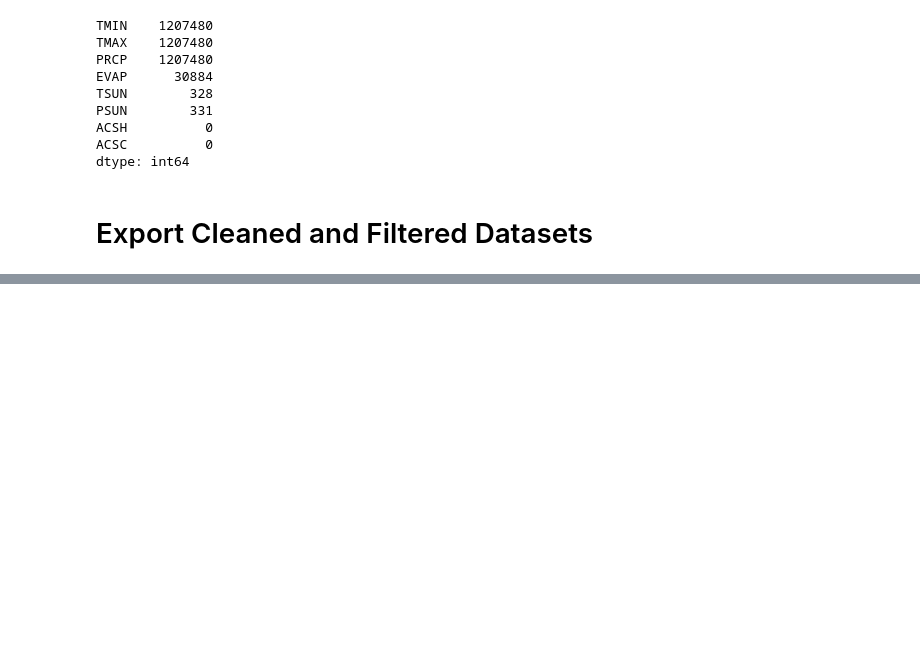
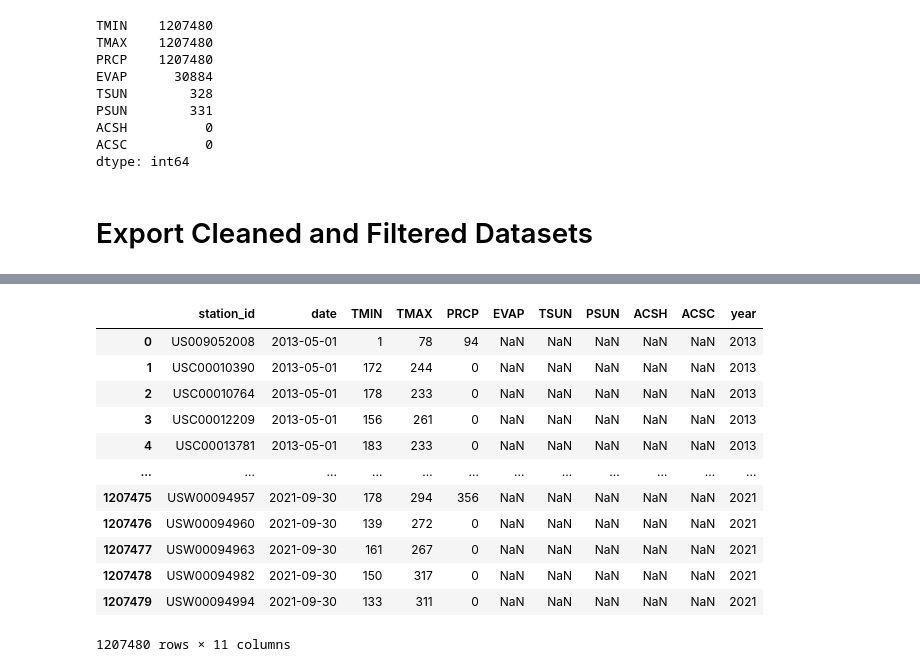
Before and after one commit to eric1650/w203_lab2, a Jupyter notebook: pumpkins/data_preparation.ipynb, the cells around one changed output, grey strips where cells are left out. Cells and saved outputs as stored; diff of their text form; code cells hidden in the pictures; blank space fills up the shorter version.

Commit message:
merged pumpkin+weather data to update pumpkin_consol.csv

```diff
--- a/pumpkins/data_preparation.ipynb
+++ b/pumpkins/data_preparation.ipynb
@@ -1131,0 +1151,17 @@ pumpkin_filtered.to_csv(r'pumpkin.csv', index = False)
+# %%
+weather = pd.read_csv("weather.csv")
+weather
+# %% [output]
+|  | station_id | date | TMIN | TMAX | PRCP | EVAP | TSUN | PSUN | ACSH | ACSC | year |
+| 0 | US009052008 | 2013-05-01 | 1 | 78 | 94 | NaN | NaN | NaN | NaN | NaN | 2013 |
+| 1 | USC00010390 | 2013-05-01 | 172 | 244 | 0 | NaN | NaN | NaN | NaN | NaN | 2013 |
+| 2 | USC00010764 | 2013-05-01 | 178 | 233 | 0 | NaN | NaN | NaN | NaN | NaN | 2013 |
+| 3 | USC00012209 | 2013-05-01 | 156 | 261 | 0 | NaN | NaN | NaN | NaN | NaN | 2013 |
+| 4 | USC00013781 | 2013-05-01 | 183 | 233 | 0 | NaN | NaN | NaN | NaN | NaN | 2013 |
+| ... | ... | ... | ... | ... | ... | ... | ... | ... | ... | ... | ... |
+| 1207475 | USW00094957 | 2021-09-30 | 178 | 294 | 356 | NaN | NaN | NaN | NaN | NaN | 2021 |
+| 1207476 | USW00094960 | 2021-09-30 | 139 | 272 | 0 | NaN | NaN | NaN | NaN | NaN | 2021 |
+| 1207477 | USW00094963 | 2021-09-30 | 161 | 267 | 0 | NaN | NaN | NaN | NaN | NaN | 2021 |
+| 1207478 | USW00094982 | 2021-09-30 | 150 | 317 | 0 | NaN | NaN | NaN | NaN | NaN | 2021 |
+| 1207479 | USW00094994 | 2021-09-30 | 133 | 311 | 0 | NaN | NaN | NaN | NaN | NaN | 2021 |
+1207480 rows × 11 columns
```
Also changed, not shown: parts of 7 cells of this notebook, 1 other file.
